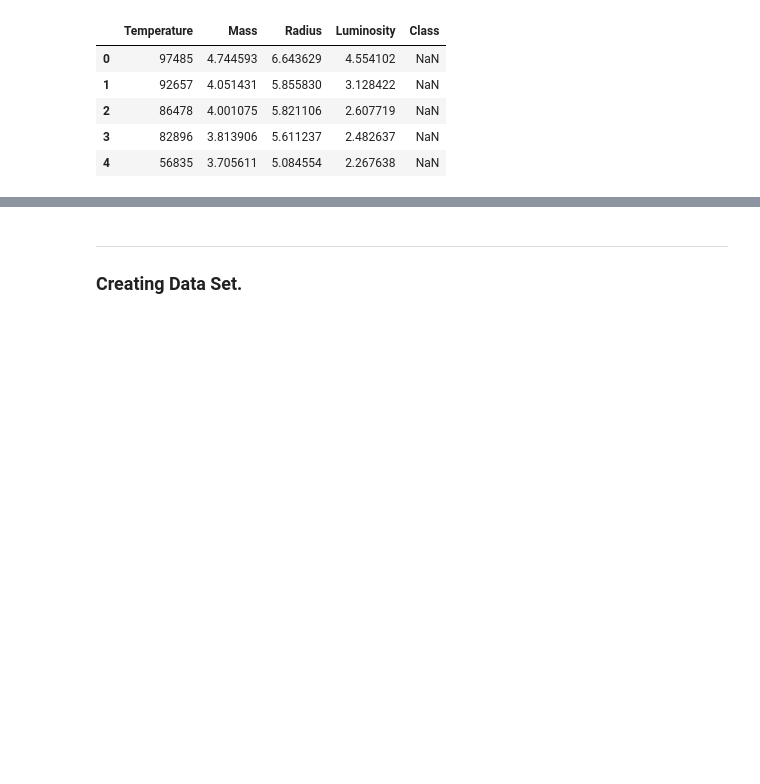
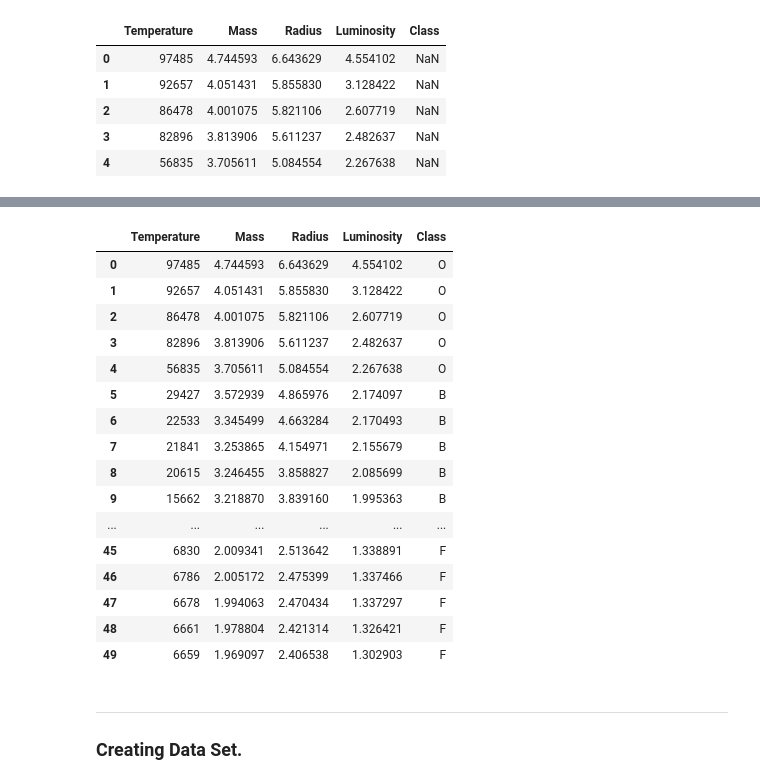
Before and after one commit to DracoNibilis/Stars_Project, a Jupyter notebook: stars_project.ipynb, the cells around one changed output, grey strips where cells are left out. Drawn from its saved outputs; the diff is of its cells as text; code cells hidden in the pictures; blank space fills up the shorter version.

Commit message:
variables, classes

```diff
--- a/stars_project.ipynb
+++ b/stars_project.ipynb
@@ -420,3 +447,39 @@ df.head()
+# %%
+# Create a list of conditions.
+conditions = [
+    (df['Temperature'] > 2400) & (df['Temperature'] < 3700),
+    (df['Temperature'] > 3700) & (df['Temperature'] < 5200),
+    (df['Temperature'] > 5200) & (df['Temperature'] < 6000),
+    (df['Temperature'] > 6000) & (df['Temperature'] < 7500),
+    (df['Temperature'] > 7500) & (df['Temperature'] < 10000),
+    (df['Temperature'] > 10000) & (df['Temperature'] < 30000),
+    (df['Temperature'] > 30000)
+             ]
+
+# Create class data list that we want to assign to conditions.
+classes = ["M", "K", "G", "F", "A", "B", "O"]
+
+# Add to column 'Class' choosen data by condition.
+df['Class'] = np.select(conditions, classes)
+df.head(50)
+# %% [output]
+|  | Temperature | Mass | Radius | Luminosity | Class |
+| 0 | 97485 | 4.744593 | 6.643629 | 4.554102 | O |
+| 1 | 92657 | 4.051431 | 5.855830 | 3.128422 | O |
+| 2 | 86478 | 4.001075 | 5.821106 | 2.607719 | O |
+| 3 | 82896 | 3.813906 | 5.611237 | 2.482637 | O |
+| 4 | 56835 | 3.705611 | 5.084554 | 2.267638 | O |
+| 5 | 29427 | 3.572939 | 4.865976 | 2.174097 | B |
+| 6 | 22533 | 3.345499 | 4.663284 | 2.170493 | B |
+| 7 | 21841 | 3.253865 | 4.154971 | 2.155679 | B |
+| 8 | 20615 | 3.246455 | 3.858827 | 2.085699 | B |
+| 9 | 15662 | 3.218870 | 3.839160 | 1.995363 | B |
+| ... | ... | ... | ... | ... | ... |
+| 45 | 6830 | 2.009341 | 2.513642 | 1.338891 | F |
+| 46 | 6786 | 2.005172 | 2.475399 | 1.337466 | F |
+| 47 | 6678 | 1.994063 | 2.470434 | 1.337297 | F |
+| 48 | 6661 | 1.978804 | 2.421314 | 1.326421 | F |
+| 49 | 6659 | 1.969097 | 2.406538 | 1.302903 | F |
 # %% [markdown]
 ***
 ### Creating Data Set.
```
Also changed, not shown: parts of 6 cells of this notebook.
